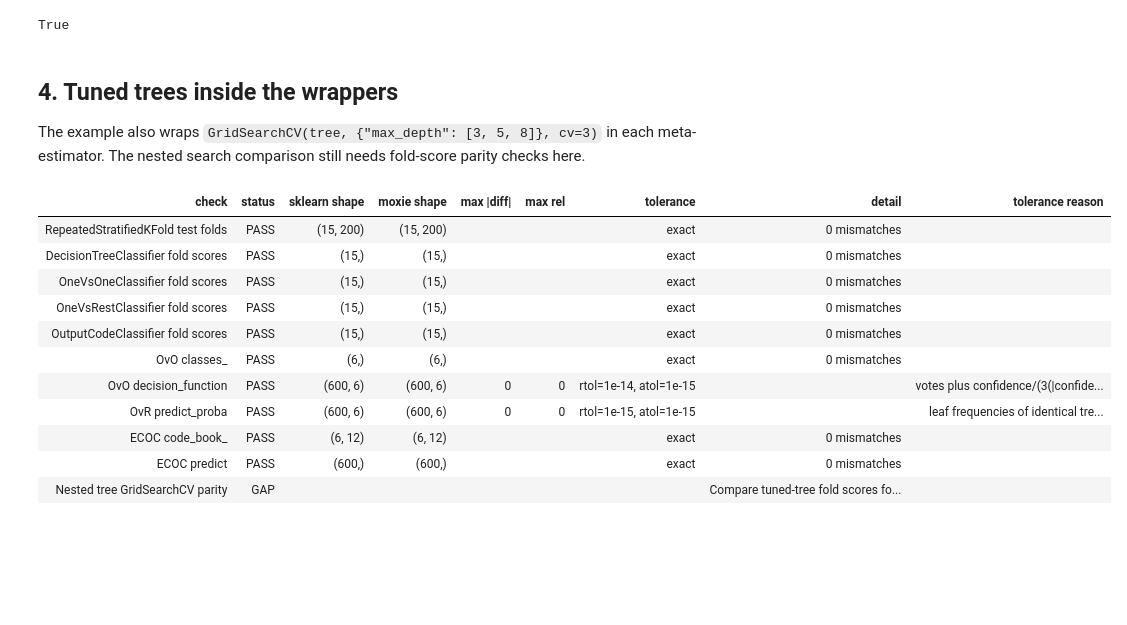
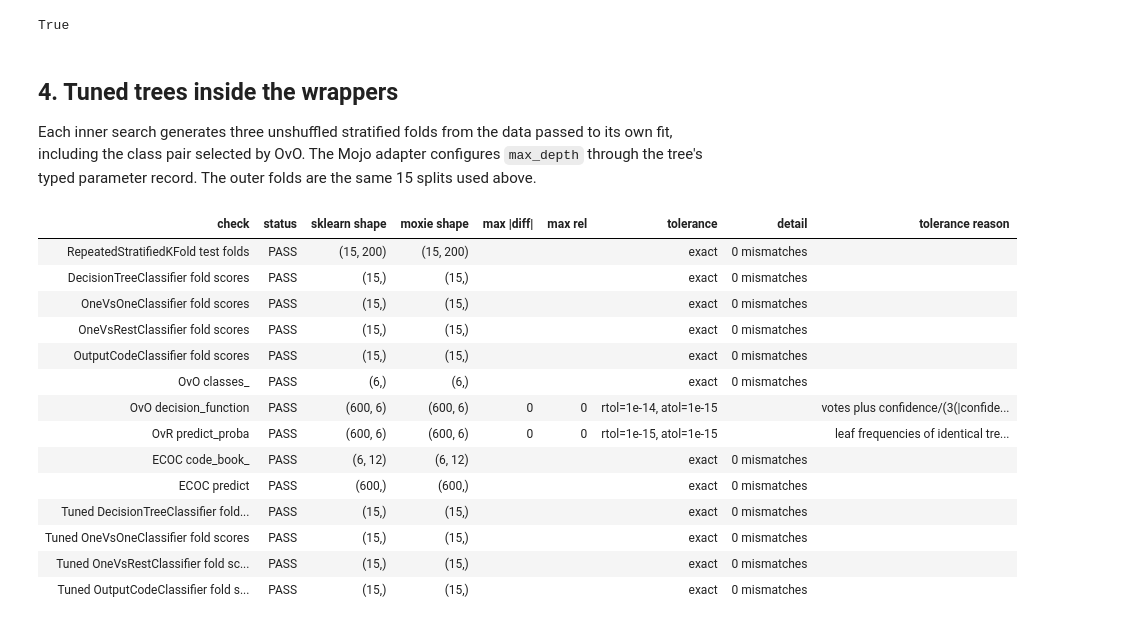
Before and after one commit to idlab-discover/moxie, a Jupyter notebook: notebooks/multiclass/plot_multiclass_overview.ipynb, the cells around one changed output. Cells and saved outputs as stored; diff of their text form; code cells hidden in the pictures; blank space fills up the shorter version.

Commit message:
feat(multiclass): validate nested decision tree grid search

```diff
--- a/notebooks/multiclass/plot_multiclass_overview.ipynb
+++ b/notebooks/multiclass/plot_multiclass_overview.ipynb
@@ -42,7 +42,7 @@ import pandas as pd
 from matplotlib import pyplot as plt
 from scipy.stats import gaussian_kde
 from sklearn.datasets import make_classification
-from sklearn.model_selection import RepeatedStratifiedKFold, cross_validate
+from sklearn.model_selection import GridSearchCV, RepeatedStratifiedKFold, cross_validate
 from sklearn.multiclass import OneVsOneClassifier, OneVsRestClassifier, OutputCodeClassifier
 from sklearn.tree import DecisionTreeClassifier
 
@@ -74,6 +74,17 @@ full_ovr = OneVsRestClassifier(tree).fit(X, y)
 full_ecoc = OutputCodeClassifier(tree, code_size=2, random_state=0).fit(X, y)
 print(scores.mean().round(4).to_dict())
 nb.share(X=X, y=y, test_folds=np.array([t for _, t in folds]))
+
+tuned_tree = GridSearchCV(tree, {"max_depth": [3, 5, 8]}, cv=3, error_score="raise")
+tuned_scores = pd.DataFrame({
+    name: cross_validate(model, X, y, cv=cv, n_jobs=2, error_score="raise")["test_score"]
+    for name, model in (
+        ("DecisionTreeClassifier", tuned_tree),
+        ("OneVsOneClassifier", OneVsOneClassifier(tuned_tree)),
+        ("OneVsRestClassifier", OneVsRestClassifier(tuned_tree)),
+        ("OutputCodeClassifier", OutputCodeClassifier(tuned_tree, code_size=2, random_state=0)),
+    )
+})
 # %% [output]
 {0: 181, 1: 149, 2: 120, 3: 72, 4: 47, 5: 31}
 {'DecisionTreeClassifier': 0.5867, 'OneVsOneClassifier': 0.5943, 'OneVsRestClassifier': 0.5337, 'OutputCodeClassifier': 0.5803}
@@ -233,23 +279,28 @@ True
 # %% [markdown]
 ## 4. Tuned trees inside the wrappers
 
-The example also wraps `GridSearchCV(tree, {"max_depth": [3, 5, 8]}, cv=3)` in each meta-estimator.
-The nested search comparison still needs fold-score parity checks here.
+Each inner search generates three unshuffled stratified folds from the data
+passed to its own fit, including the class pair selected by OvO. The Mojo
+adapter configures `max_depth` through the tree's typed parameter record.
+The outer folds are the same 15 splits used above.
 # %%
-nb.note("Nested tree GridSearchCV parity", "GAP",
-        "Compare tuned-tree fold scores for the tree and all three wrappers.")
+for name, key in zip(tuned_scores, ("tuned_tree", "tuned_ovo", "tuned_ovr", "tuned_ecoc")):
+    nb.compare(f"Tuned {name} fold scores", tuned_scores[name].to_numpy(), mx[key], exact=True)
 nb.report()
 nb.assert_parity()
 # %% [output]
 | check | status | sklearn shape | moxie shape | max |diff| | max rel | tolerance | detail | tolerance reason |
 | RepeatedStratifiedKFold test folds | PASS | (15, 200) | (15, 200) |  |  | exact | 0 mismatches |  |
 | DecisionTreeClassifier fold scores | PASS | (15,) | (15,) |  |  | exact | 0 mismatches |  |
 | OneVsOneClassifier fold scores | PASS | (15,) | (15,) |  |  | exact | 0 mismatches |  |
 | OneVsRestClassifier fold scores | PASS | (15,) | (15,) |  |  | exact | 0 mismatches |  |
 | OutputCodeClassifier fold scores | PASS | (15,) | (15,) |  |  | exact | 0 mismatches |  |
 | OvO classes_ | PASS | (6,) | (6,) |  |  | exact | 0 mismatches |  |
 | OvO decision_function | PASS | (600, 6) | (600, 6) | 0 | 0 | rtol=1e-14, atol=1e-15 |  | votes plus confidence/(3(|confide... |
 | OvR predict_proba | PASS | (600, 6) | (600, 6) | 0 | 0 | rtol=1e-15, atol=1e-15 |  | leaf frequencies of identical tre... |
 | ECOC code_book_ | PASS | (6, 12) | (6, 12) |  |  | exact | 0 mismatches |  |
 | ECOC predict | PASS | (600,) | (600,) |  |  | exact | 0 mismatches |  |
-| Nested tree GridSearchCV parity | GAP |  |  |  |  |  | Compare tuned-tree fold scores fo... |  |
+| Tuned DecisionTreeClassifier fold... | PASS | (15,) | (15,) |  |  | exact | 0 mismatches |  |
+| Tuned OneVsOneClassifier fold scores | PASS | (15,) | (15,) |  |  | exact | 0 mismatches |  |
+| Tuned OneVsRestClassifier fold sc... | PASS | (15,) | (15,) |  |  | exact | 0 mismatches |  |
+| Tuned OutputCodeClassifier fold s... | PASS | (15,) | (15,) |  |  | exact | 0 mismatches |  |
```
Also changed, not shown: parts of 1 cell of this notebook, 4 other files.
